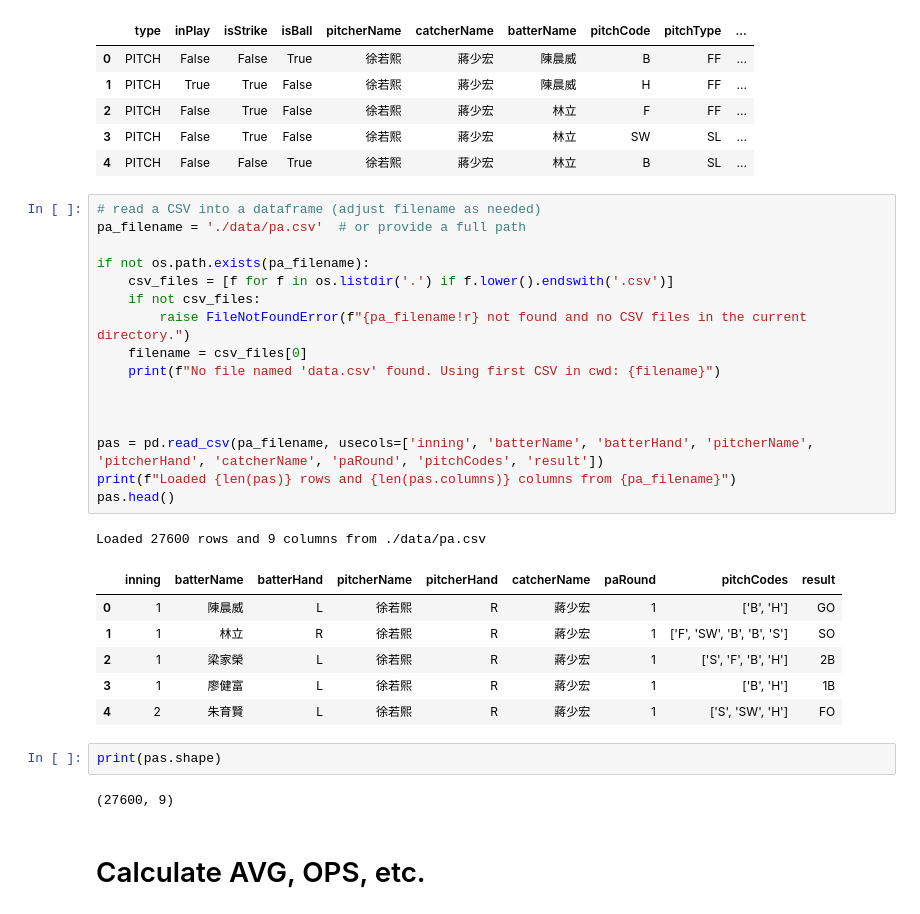
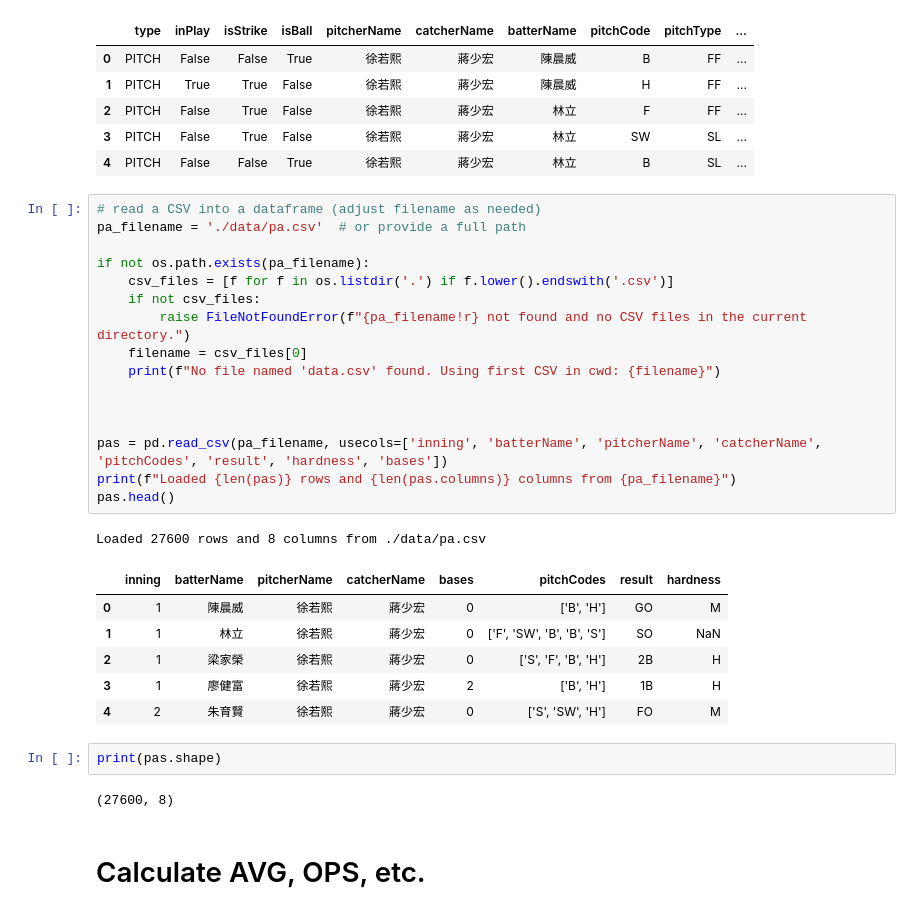
Before and after one commit to hyp0515/cpbl_data_analysis, a Jupyter notebook: calculate_batter_stat.ipynb, the cells around one changed output. Drawn from its saved outputs; the diff is of its cells as text.

Commit message:
Modify data structure

```diff
--- a/calculate_batter_stat.ipynb
+++ b/calculate_batter_stat.ipynb
@@ -28,31 +28,31 @@ Loaded 107738 rows and 14 columns from ./data/event.csv
 # %%
 # read a CSV into a dataframe (adjust filename as needed)
 pa_filename = './data/pa.csv'  # or provide a full path
 
 if not os.path.exists(pa_filename):
     csv_files = [f for f in os.listdir('.') if f.lower().endswith('.csv')]
     if not csv_files:
         raise FileNotFoundError(f"{pa_filename!r} not found and no CSV files in the current directory.")
     filename = csv_files[0]
     print(f"No file named 'data.csv' found. Using first CSV in cwd: {filename}")
 
 
 
-pas = pd.read_csv(pa_filename, usecols=['inning', 'batterName', 'batterHand', 'pitcherName', 'pitcherHand', 'catcherName', 'paRound', 'pitchCodes', 'result'])
+pas = pd.read_csv(pa_filename, usecols=['inning', 'batterName', 'pitcherName', 'catcherName', 'pitchCodes', 'result', 'hardness', 'bases'])
 print(f"Loaded {len(pas)} rows and {len(pas.columns)} columns from {pa_filename}")
 pas.head()
 # %% [output]
-Loaded 27600 rows and 9 columns from ./data/pa.csv
+Loaded 27600 rows and 8 columns from ./data/pa.csv
-|  | inning | batterName | batterHand | pitcherName | pitcherHand | catcherName | paRound | pitchCodes | result |
-| 0 | 1 | 陳晨威 | L | 徐若熙 | R | 蔣少宏 | 1 | ['B', 'H'] | GO |
-| 1 | 1 | 林立 | R | 徐若熙 | R | 蔣少宏 | 1 | ['F', 'SW', 'B', 'B', 'S'] | SO |
-| 2 | 1 | 梁家榮 | L | 徐若熙 | R | 蔣少宏 | 1 | ['S', 'F', 'B', 'H'] | 2B |
-| 3 | 1 | 廖健富 | L | 徐若熙 | R | 蔣少宏 | 1 | ['B', 'H'] | 1B |
-| 4 | 2 | 朱育賢 | L | 徐若熙 | R | 蔣少宏 | 1 | ['S', 'SW', 'H'] | FO |
+|  | inning | batterName | pitcherName | catcherName | bases | pitchCodes | result | hardness |
+| 0 | 1 | 陳晨威 | 徐若熙 | 蔣少宏 | 0 | ['B', 'H'] | GO | M |
+| 1 | 1 | 林立 | 徐若熙 | 蔣少宏 | 0 | ['F', 'SW', 'B', 'B', 'S'] | SO | NaN |
+| 2 | 1 | 梁家榮 | 徐若熙 | 蔣少宏 | 0 | ['S', 'F', 'B', 'H'] | 2B | H |
+| 3 | 1 | 廖健富 | 徐若熙 | 蔣少宏 | 2 | ['B', 'H'] | 1B | H |
+| 4 | 2 | 朱育賢 | 徐若熙 | 蔣少宏 | 0 | ['S', 'SW', 'H'] | FO | M |
 # %%
 print(pas.shape)
 # %% [output]
-(27600, 9)
+(27600, 8)
 # %% [markdown]
 # Calculate AVG, OPS, etc.
 # %% [markdown]
```
Also changed, not shown: parts of 7 cells of this notebook, 3 other files.
